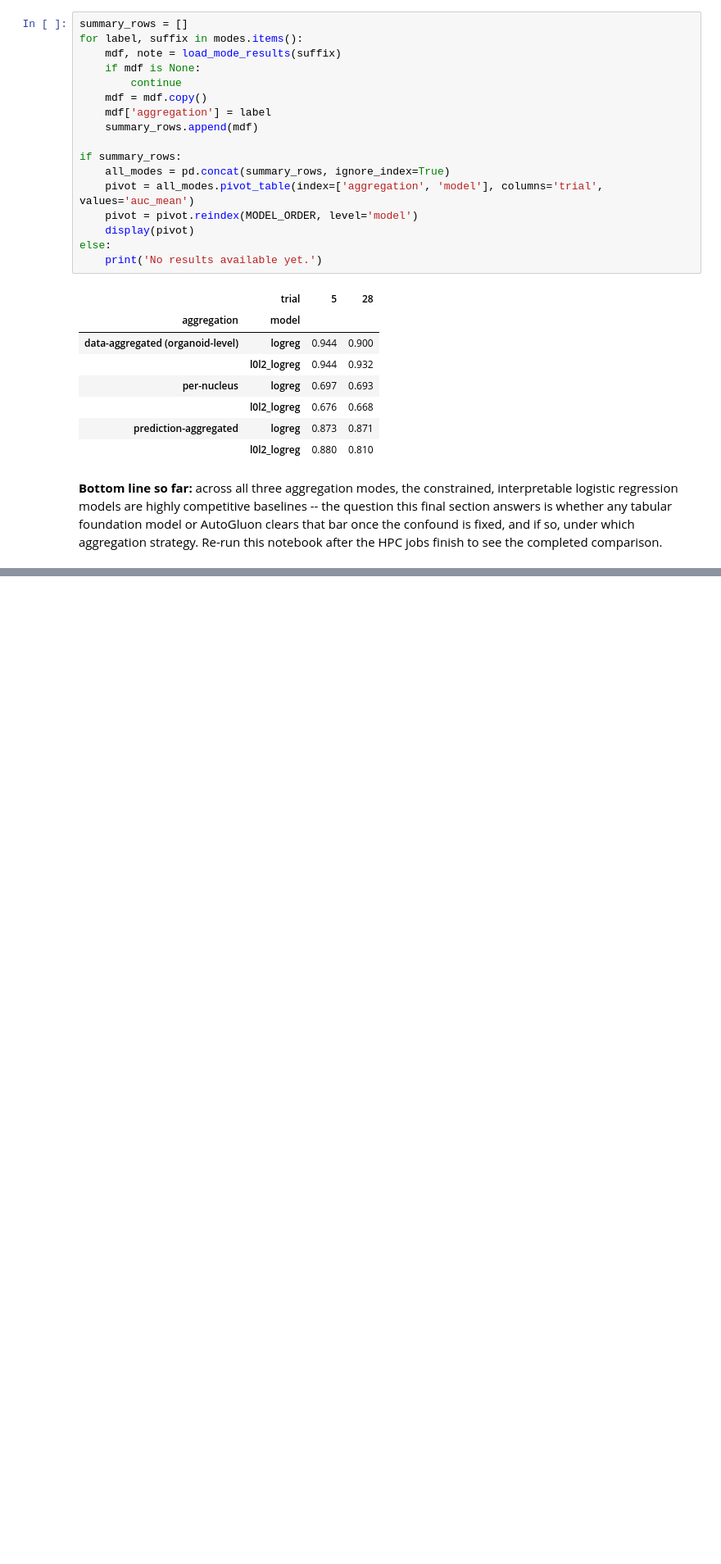
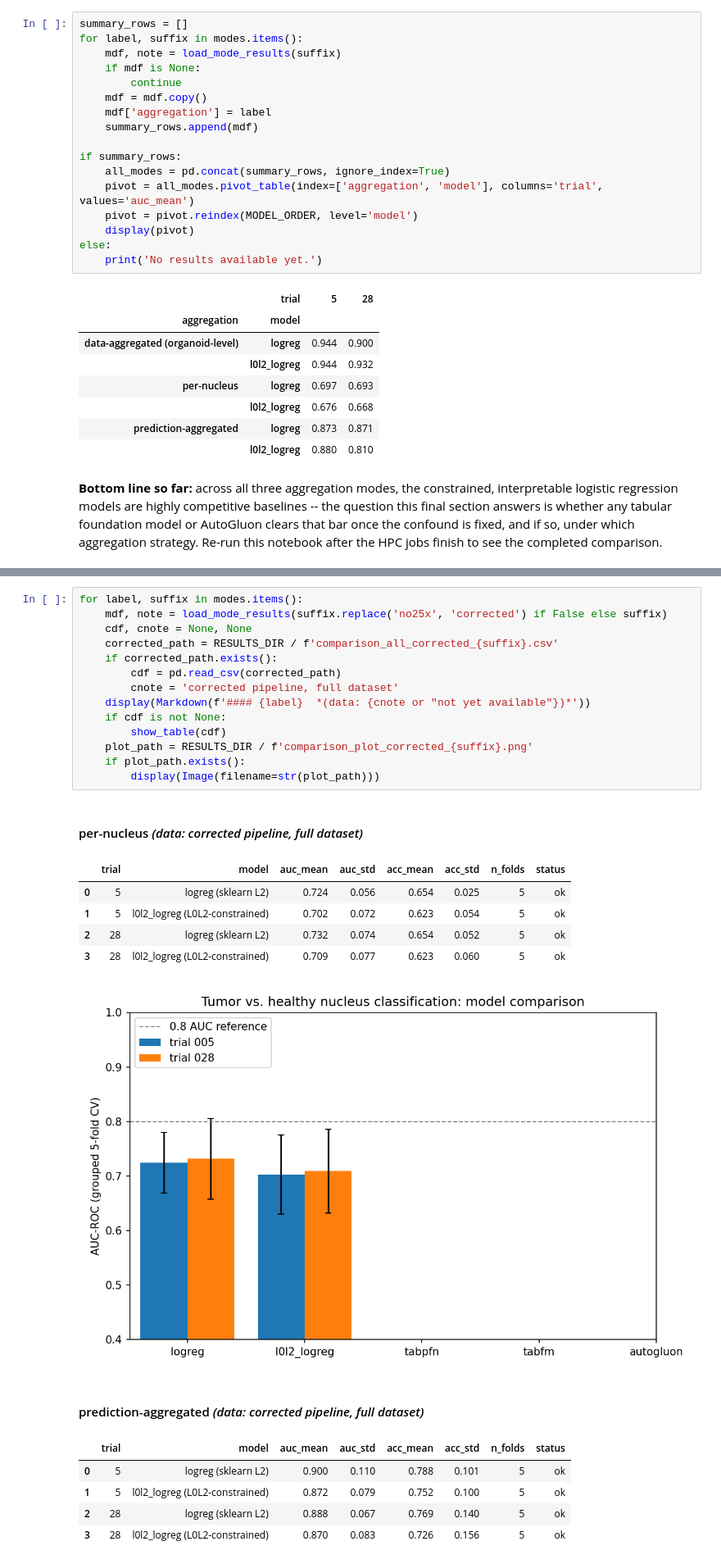
Before and after one commit to mario-koddenbrock/organoid_segmentation, a Jupyter notebook: notebooks/classification_investigation.ipynb, the cells around one changed output, grey strips where cells are left out. Shown at 82% size. Saved outputs shown, nothing was run; the diff lists cells and outputs as text; blank space fills up the shorter version.

```diff
--- a/notebooks/classification_investigation.ipynb
+++ b/notebooks/classification_investigation.ipynb
@@ -372,0 +488,28 @@ completed comparison.
+# %%
+for label, suffix in modes.items():
+    mdf, note = load_mode_results(suffix.replace('no25x', 'corrected') if False else suffix)
+    cdf, cnote = None, None
+    corrected_path = RESULTS_DIR / f'comparison_all_corrected_{suffix}.csv'
+    if corrected_path.exists():
+        cdf = pd.read_csv(corrected_path)
+        cnote = 'corrected pipeline, full dataset'
+    display(Markdown(f'#### {label}  *(data: {cnote or "not yet available"})*'))
+    if cdf is not None:
+        show_table(cdf)
+    plot_path = RESULTS_DIR / f'comparison_plot_corrected_{suffix}.png'
+    if plot_path.exists():
+        display(Image(filename=str(plot_path)))
+# %% [output]
+#### per-nucleus  *(data: corrected pipeline, full dataset)*
+|  | trial | model | auc_mean | auc_std | acc_mean | acc_std | n_folds | status |
+| 0 | 5 | logreg (sklearn L2) | 0.724 | 0.056 | 0.654 | 0.025 | 5 | ok |
+| 1 | 5 | l0l2_logreg (L0L2-constrained) | 0.702 | 0.072 | 0.623 | 0.054 | 5 | ok |
+| 2 | 28 | logreg (sklearn L2) | 0.732 | 0.074 | 0.654 | 0.052 | 5 | ok |
+| 3 | 28 | l0l2_logreg (L0L2-constrained) | 0.709 | 0.077 | 0.623 | 0.060 | 5 | ok |
+[figure, added]
+#### prediction-aggregated  *(data: corrected pipeline, full dataset)*
+|  | trial | model | auc_mean | auc_std | acc_mean | acc_std | n_folds | status |
+| 0 | 5 | logreg (sklearn L2) | 0.900 | 0.110 | 0.788 | 0.101 | 5 | ok |
+| 1 | 5 | l0l2_logreg (L0L2-constrained) | 0.872 | 0.079 | 0.752 | 0.100 | 5 | ok |
+| 2 | 28 | logreg (sklearn L2) | 0.888 | 0.067 | 0.769 | 0.140 | 5 | ok |
+| 3 | 28 | l0l2_logreg (L0L2-constrained) | 0.870 | 0.083 | 0.726 | 0.156 | 5 | ok |
```
Also changed, not shown: parts of 16 cells of this notebook.
